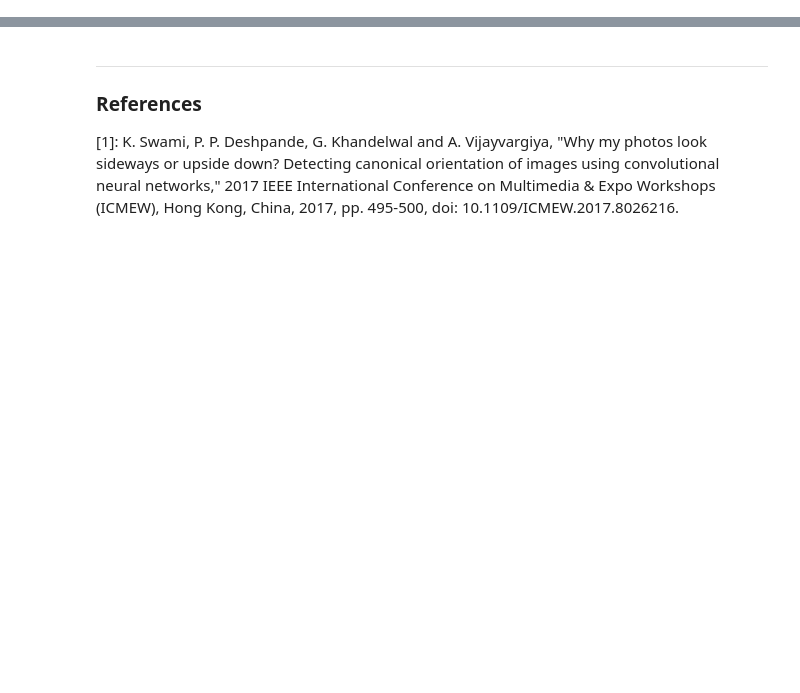
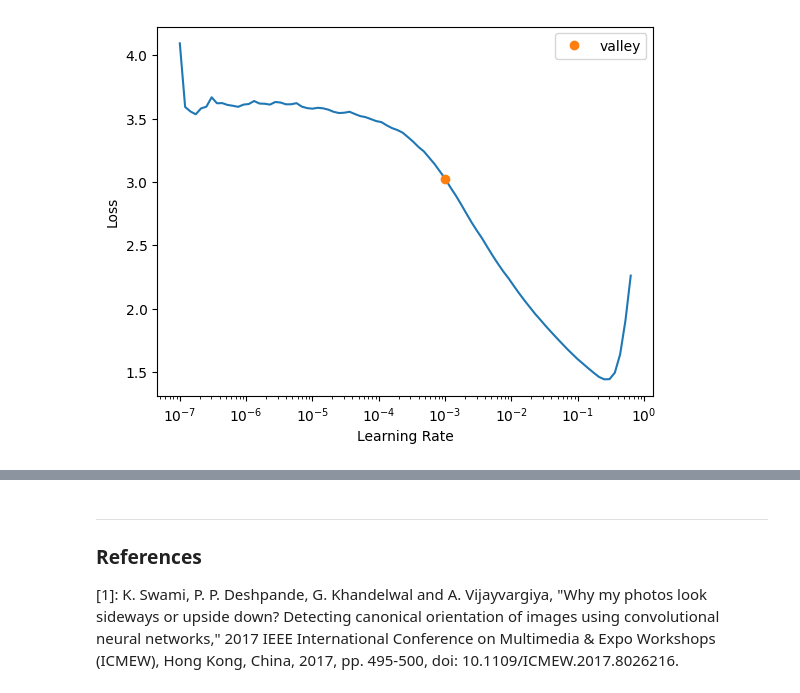
Before and after one commit to open-ortho/BFD9000, a Jupyter notebook: documentation/fliprot_logbook.ipynb, the cells around one changed output, grey strips where cells are left out. Cells and saved outputs as stored; diff of their text form; code cells hidden in the pictures; blank space fills up the shorter version.

```diff
--- a/documentation/fliprot_logbook.ipynb
+++ b/documentation/fliprot_logbook.ipynb
@@ -16,0 +69,5 @@ import fastai
+# %%
+learn = vision_learner(dls, resnet18, metrics=accuracy)
+learn.to_fp16()
+lr = learn.lr_find()
+# %% [output]
@@ -16,0 +75 @@ import fastai
+[figure, added]
```
Also changed, not shown: parts of 14 cells of this notebook, 2 other files.
